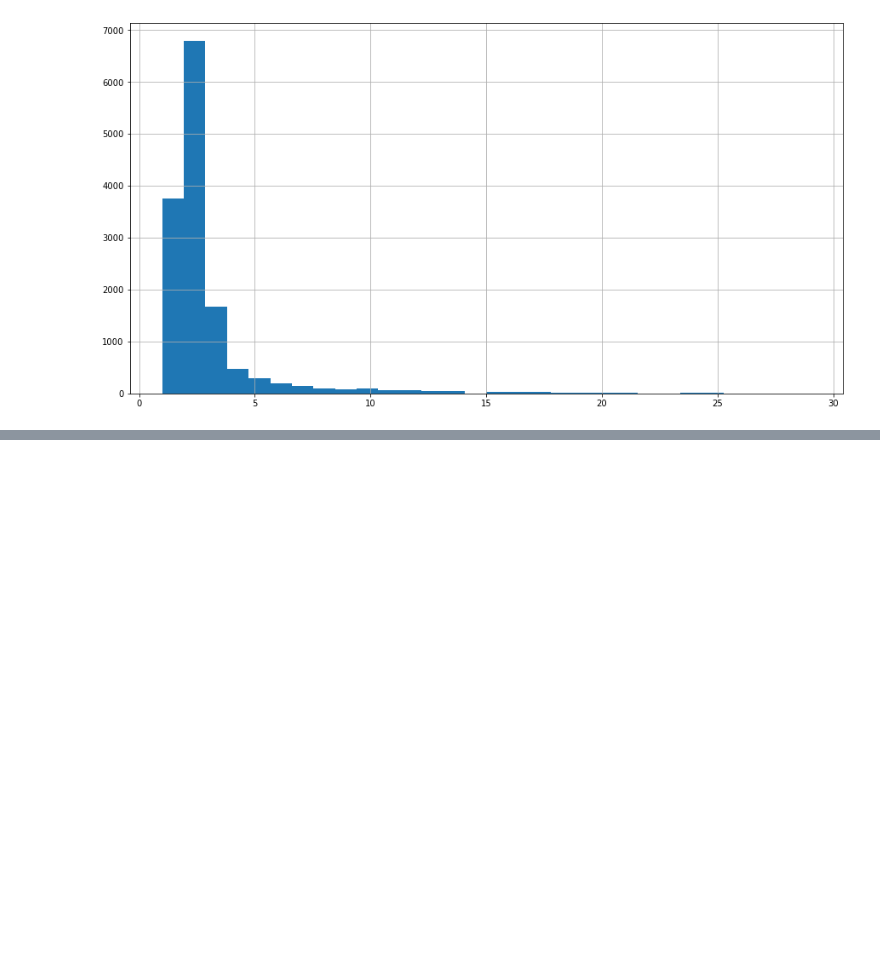
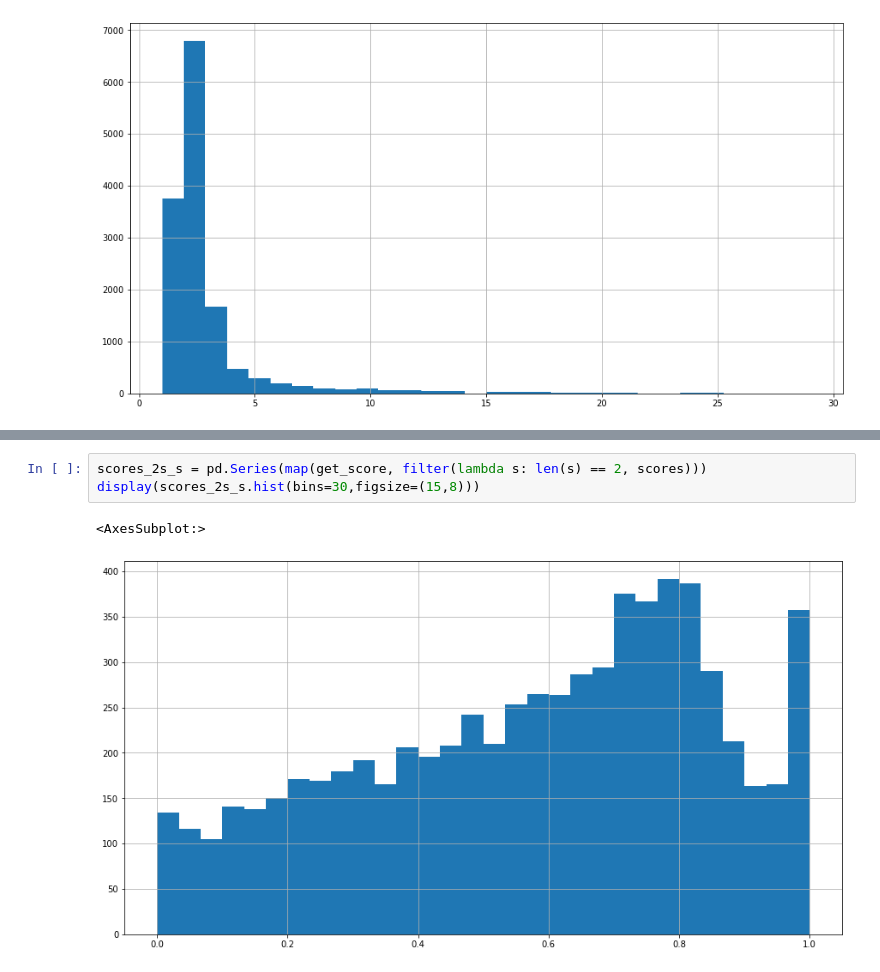
Before and after one commit to midusi/LSA-T, a Jupyter notebook: notebooks/signers_analysis.ipynb, the cells around one changed output, grey strips where cells are left out. Drawn from its saved outputs; the diff is of its cells as text; blank space fills up the shorter version.

```diff
--- a/notebooks/signers_analysis.ipynb
+++ b/notebooks/signers_analysis.ipynb
@@ -37,0 +40,6 @@ scores_s.hist(bins=30,figsize=(15,8))
+# %%
+scores_2s_s = pd.Series(map(get_score, filter(lambda s: len(s) == 2, scores)))
+display(scores_2s_s.hist(bins=30,figsize=(15,8)))
+# %% [output]
+<AxesSubplot:>
+[figure, added]
```
Also changed, not shown: parts of 2 cells of this notebook.
